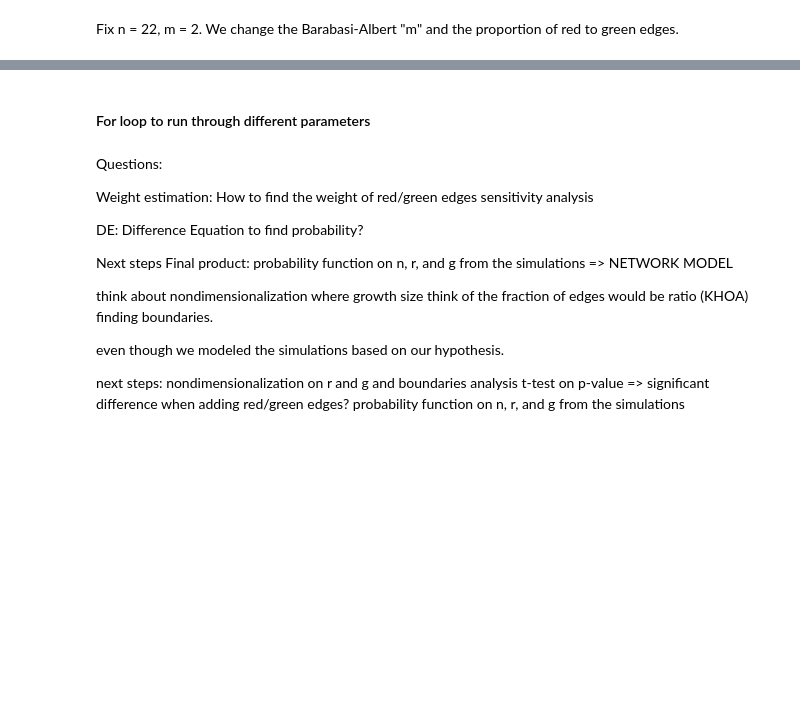
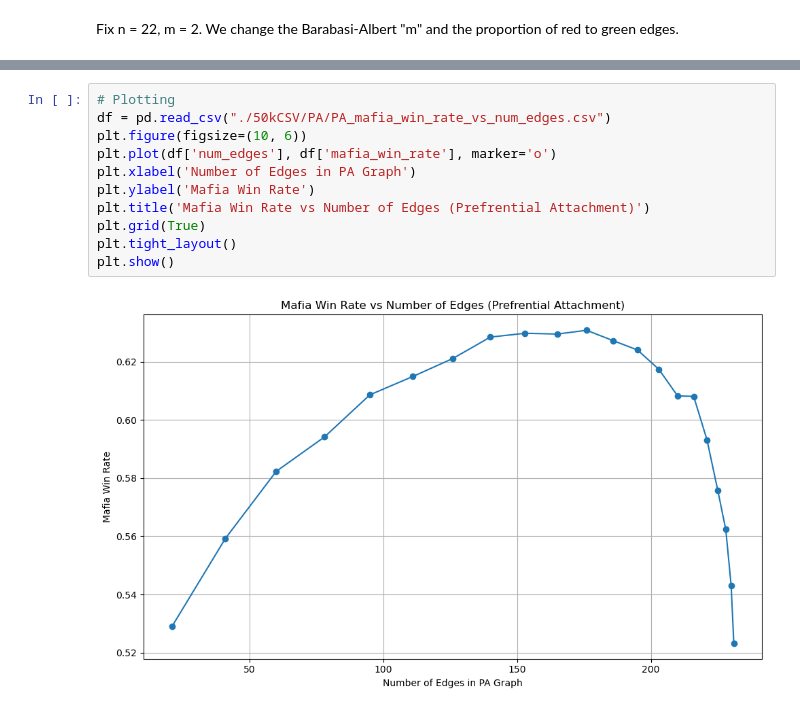
Before and after one commit to khoanguyen12345/MathModelingFinal, a Jupyter notebook: MathModeling_FinalProject.ipynb, the cells around one changed output, grey strips where cells are left out. Saved outputs shown, nothing was run; the diff lists cells and outputs as text; blank space fills up the shorter version.

```diff
--- a/MathModeling_FinalProject.ipynb
+++ b/MathModeling_FinalProject.ipynb
@@ -1188,26 +1217,13 @@ plt.show()
-# %% [markdown]
-#### For loop to run through different parameters
-# %% [markdown]
-Questions:
-
-Weight estimation: How to find the weight of red/green edges
-sensitivity analysis
-
-DE: Difference Equation to find probability?
-
-
-
-Next steps
-Final product: probability function on n, r, and g from the simulations => NETWORK MODEL
-
-think about nondimensionalization where growth size
-think of the fraction of edges would be ratio (KHOA)
-finding boundaries.
-
-even though we modeled the simulations based on our hypothesis.
-
-
-next steps:
-nondimensionalization on r and g and boundaries analysis
-t-test on p-value => significant difference when adding red/green edges?
-probability function on n, r, and g from the simulations
+# %%
+# Plotting
+df = pd.read_csv("./50kCSV/PA/PA_mafia_win_rate_vs_num_edges.csv")
+plt.figure(figsize=(10, 6))
+plt.plot(df['num_edges'], df['mafia_win_rate'], marker='o')
+plt.xlabel('Number of Edges in PA Graph')
+plt.ylabel('Mafia Win Rate')
+plt.title('Mafia Win Rate vs Number of Edges (Prefrential Attachment)')
+plt.grid(True)
+plt.tight_layout()
+plt.show()
+# %% [output]
+[figure, added]
```
Also changed, not shown: parts of 25 cells of this notebook, 30 other files.
